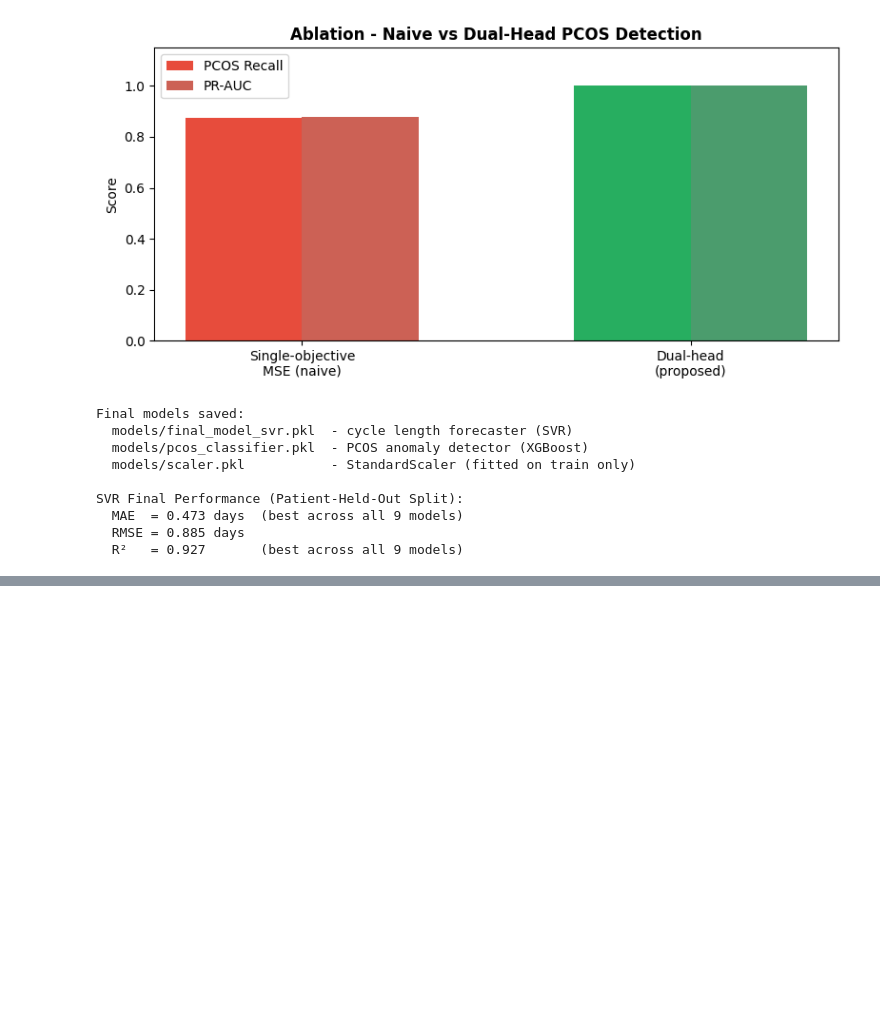
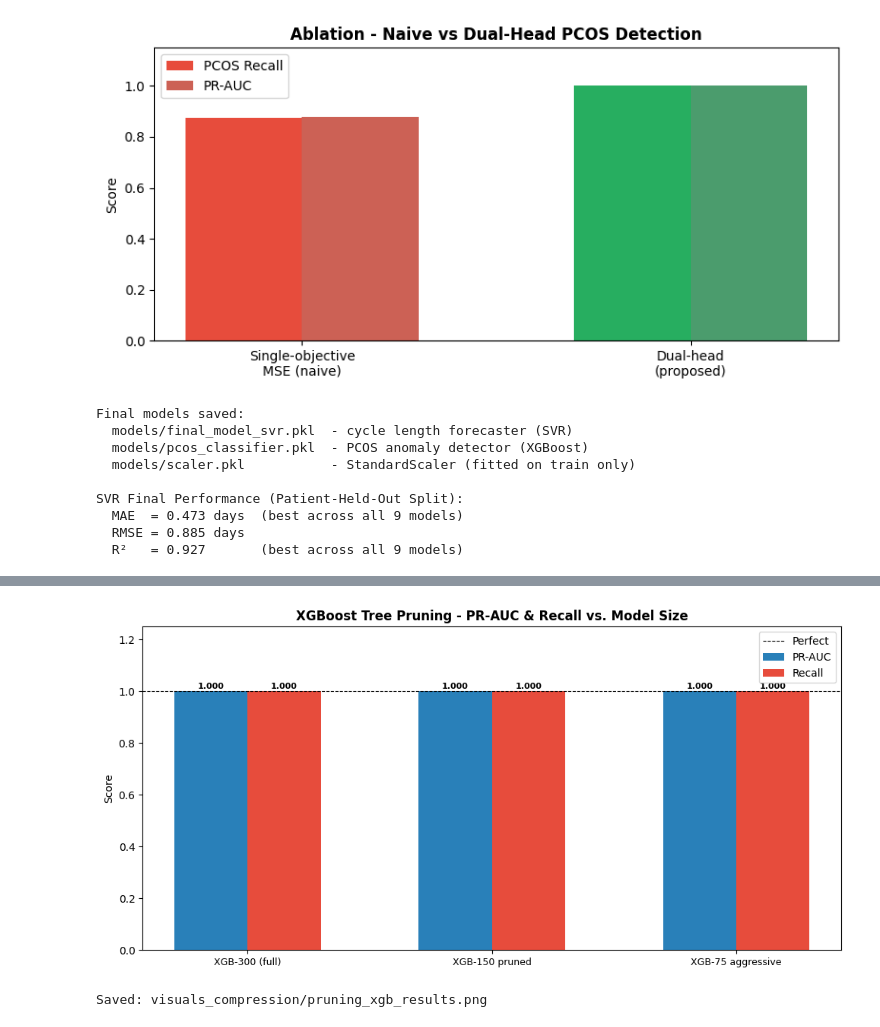
Before and after one commit to NamatovuChristineMaria123/Menstrual-Cycle-Forecasting, a Jupyter notebook: track_cycle.ipynb, the cells around one changed output, grey strips where cells are left out. Drawn from its saved outputs; the diff is of its cells as text; code cells hidden in the pictures; blank space fills up the shorter version.

```diff
--- a/track_cycle.ipynb
+++ b/track_cycle.ipynb
@@ -1346,0 +1653,26 @@ SVR Final Performance (Patient-Held-Out Split):
+# %%
+# XGBoost Tree Pruning bar chart
+labels_p = list(pruning_clf_results.keys())
+prauc_p  = [pruning_clf_results[k]['PR-AUC']  for k in labels_p]
+recall_p = [pruning_clf_results[k]['Recall']  for k in labels_p]
+
+x = np.arange(len(labels_p)); w = 0.3
+fig, ax = plt.subplots(figsize=(10, 5))
+b1 = ax.bar(x - w/2, prauc_p,  w, label='PR-AUC',  color='#2980b9')
+b2 = ax.bar(x + w/2, recall_p, w, label='Recall',   color='#e74c3c')
+for bar, val in zip(list(b1)+list(b2), prauc_p+recall_p):
+    ax.text(bar.get_x()+bar.get_width()/2, bar.get_height()+0.01,
+            f'{val:.3f}', ha='center', fontsize=8, fontweight='bold')
+ax.set_xticks(x); ax.set_xticklabels(labels_p, fontsize=9)
+ax.set_ylim(0, 1.25)
+ax.axhline(1.0, color='black', linestyle='--', lw=0.8, label='Perfect')
+ax.set_ylabel('Score')
+ax.set_title('XGBoost Tree Pruning - PR-AUC & Recall vs. Model Size', fontweight='bold')
+ax.legend()
+plt.tight_layout()
+plt.savefig('visuals_compression/pruning_xgb_results.png', dpi=150, bbox_inches='tight')
+plt.show()
+print('Saved: visuals_compression/pruning_xgb_results.png')
+# %% [output]
+[figure, added]
+Saved: visuals_compression/pruning_xgb_results.png
```
Also changed, not shown: parts of 30 cells of this notebook, 30 other files.
